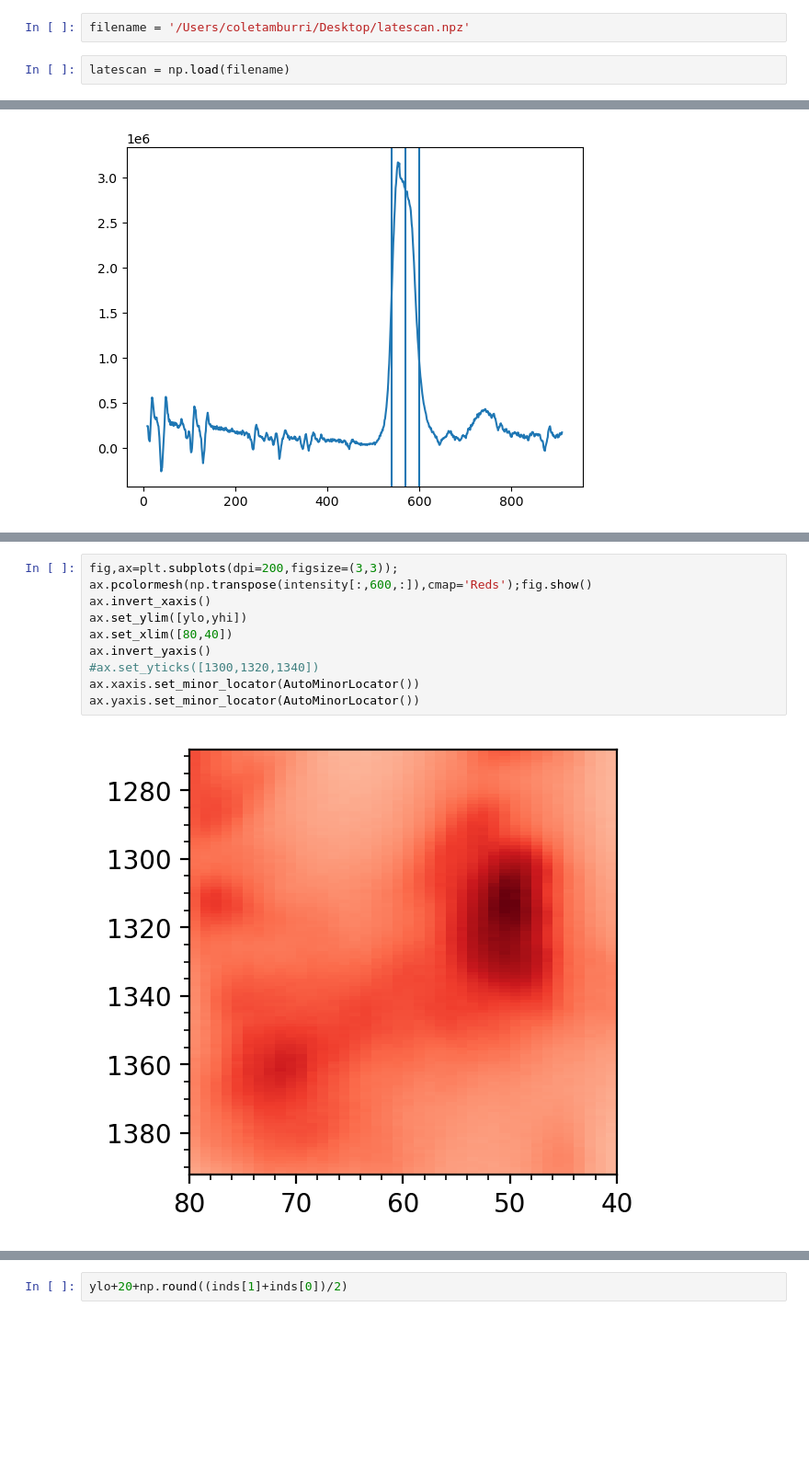
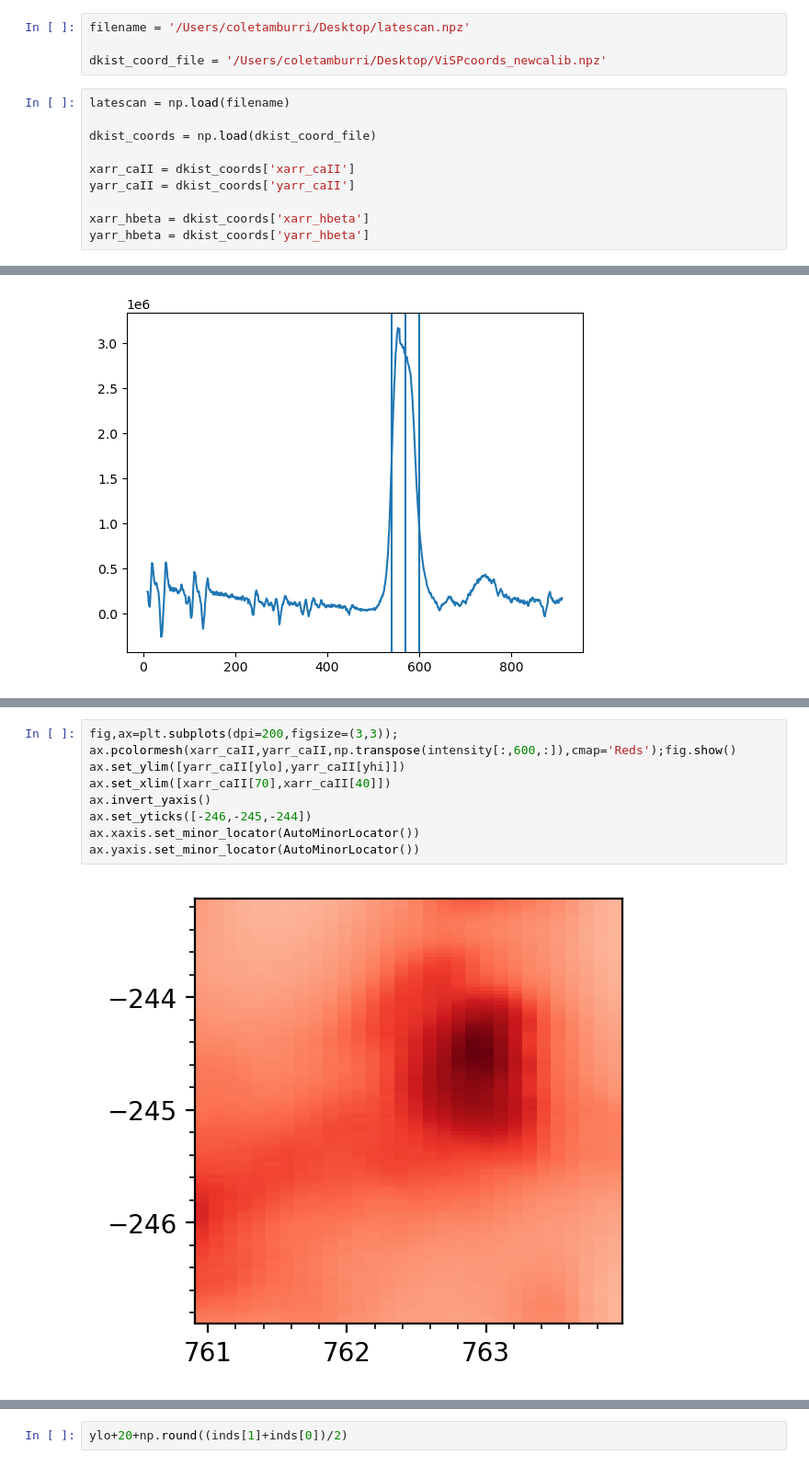
Before and after one commit to coletamburri2112/Flare_Patrol_Analysis, a Jupyter notebook: NOTEBOOKS/11_Aug_2024_Flare_Paper_Plots/ViSP_ultrafinestructure.ipynb, the cells around one changed output, grey strips where cells are left out. Shown at 92% size. Cells and saved outputs as stored; diff of their text form; blank space fills up the shorter version.

```diff
--- a/NOTEBOOKS/11_Aug_2024_Flare_Paper_Plots/ViSP_ultrafinestructure.ipynb
+++ b/NOTEBOOKS/11_Aug_2024_Flare_Paper_Plots/ViSP_ultrafinestructure.ipynb
@@ -6,8 +6,18 @@ from matplotlib.ticker import (MultipleLocator, AutoMinorLocator)
 from scipy.optimize import curve_fit
 # %%
 filename = '/Users/coletamburri/Desktop/latescan.npz'
+
+dkist_coord_file = '/Users/coletamburri/Desktop/ViSPcoords_newcalib.npz'
 # %%
 latescan = np.load(filename)
+
+dkist_coords = np.load(dkist_coord_file)
+
+xarr_caII = dkist_coords['xarr_caII']
+yarr_caII = dkist_coords['yarr_caII']
+
+xarr_hbeta = dkist_coords['xarr_hbeta']
+yarr_hbeta = dkist_coords['yarr_hbeta']
 # %%
 latescan
 # %% [output]
@@ -45,14 +53,13 @@ ax.yaxis.set_minor_locator(AutoMinorLocator())
 # %%
 fig,ax=plt.subplots(dpi=200,figsize=(3,3));
-ax.pcolormesh(np.transpose(intensity[:,600,:]),cmap='Reds');fig.show()
-ax.invert_xaxis()
-ax.set_ylim([ylo,yhi])
-ax.set_xlim([80,40])
+ax.pcolormesh(xarr_caII,yarr_caII,np.transpose(intensity[:,600,:]),cmap='Reds');fig.show()
+ax.set_ylim([yarr_caII[ylo],yarr_caII[yhi]])
+ax.set_xlim([xarr_caII[70],xarr_caII[40]])
 ax.invert_yaxis()
-#ax.set_yticks([1300,1320,1340])
+ax.set_yticks([-246,-245,-244])
 ax.xaxis.set_minor_locator(AutoMinorLocator())
 ax.yaxis.set_minor_locator(AutoMinorLocator())
 # %% [output]
-[figure, old version]
+[figure, new version]
 # %%
 fig,ax=plt.subplots(dpi=200,figsize=(3,3));
```
Also changed, not shown: parts of 11 cells of this notebook, 5 other files.
